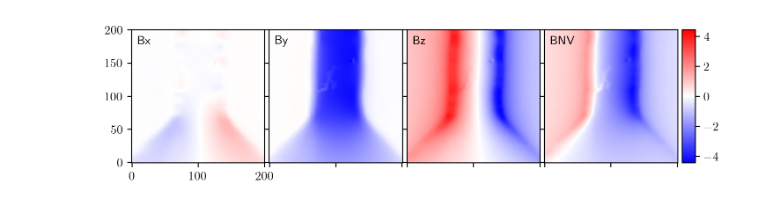
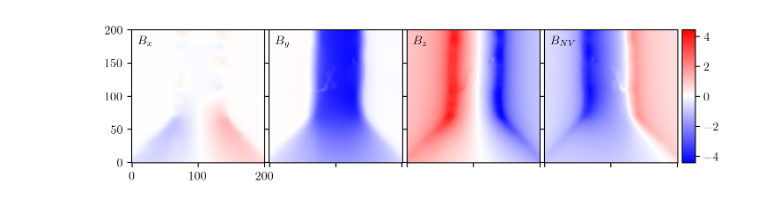
Before and after one commit to DavidBroadway/magrec, a Jupyter notebook: magrec/notebooks/Test Magnetic Field Reconstruction/Test_Magnetic_Field_Recon.ipynb, the cells around one changed output. Cells and saved outputs as stored; diff of their text form; code cells hidden in the pictures.

```diff
--- a/magrec/notebooks/Test Magnetic Field Reconstruction/Test_Magnetic_Field_Recon.ipynb
+++ b/magrec/notebooks/Test Magnetic Field Reconstruction/Test_Magnetic_Field_Recon.ipynb
@@ -20,29 +20,27 @@ from magrec.misc.load import load_matlab_data
 # %%
 Bx = np.loadtxt(__datapath__ / "ExperimentalData" / "NbWire" / "Bx.txt" )
 By = np.loadtxt(__datapath__ / "ExperimentalData" / "NbWire" / "By.txt" )
 Bz = np.loadtxt(__datapath__ / "ExperimentalData" / "NbWire" / "Bz.txt" )
 
 B = np.empty(shape=(4,201,201))
 
-theta = np.deg2rad(54.7)
-phi = np.deg2rad(45)
+setTheta = np.deg2rad(54.7)
+setPhi = np.deg2rad(45)
 
-unv = [np.sin(theta) * np.cos(phi),
-        np.sin(theta) * np.sin(phi),
-        np.cos(theta)]
+unv = [np.sin(setTheta) * np.cos(setPhi),
+        np.sin(setTheta) * np.sin(setPhi),
+        np.cos(setTheta)]
 
-B[0] = Bx
-B[1] = By
-B[2] = Bz
-B[3] = np.flipud(Bx*unv[0] + By*unv[1] + Bz*unv[2])
+B[0,::] = Bx
+B[1,::] = By
+B[2,::] = Bz
+B[3,::] = np.flipud(Bx*unv[0] + By*unv[1] + Bz*unv[2])
 
-
-
-
-B_NV = torch.from_numpy(Bx*unv[0] + By*unv[1] + Bz*unv[2] )
+B_NV = torch.from_numpy(B[3])
 B_NV.shape  # (39, 141) — notice that it is probably bad to have an odd number of pixels
 
+B_NV = torch.concatenate((B_NV, torch.fliplr(B_NV)), axis=1)
 
-plot_n_components(B, labels=[r'Bx', 'By', 'Bz', 'BNV'], cmap="bwr")
+plot_n_components(B, labels=[r'$B_x$', '$B_y$', '$B_z$', '$B_{NV}$'], cmap="bwr")
 # %% [output]
-[figure, old version]
+[figure, new version]
```
Also changed, not shown: parts of 17 cells of this notebook, 2 other files.
